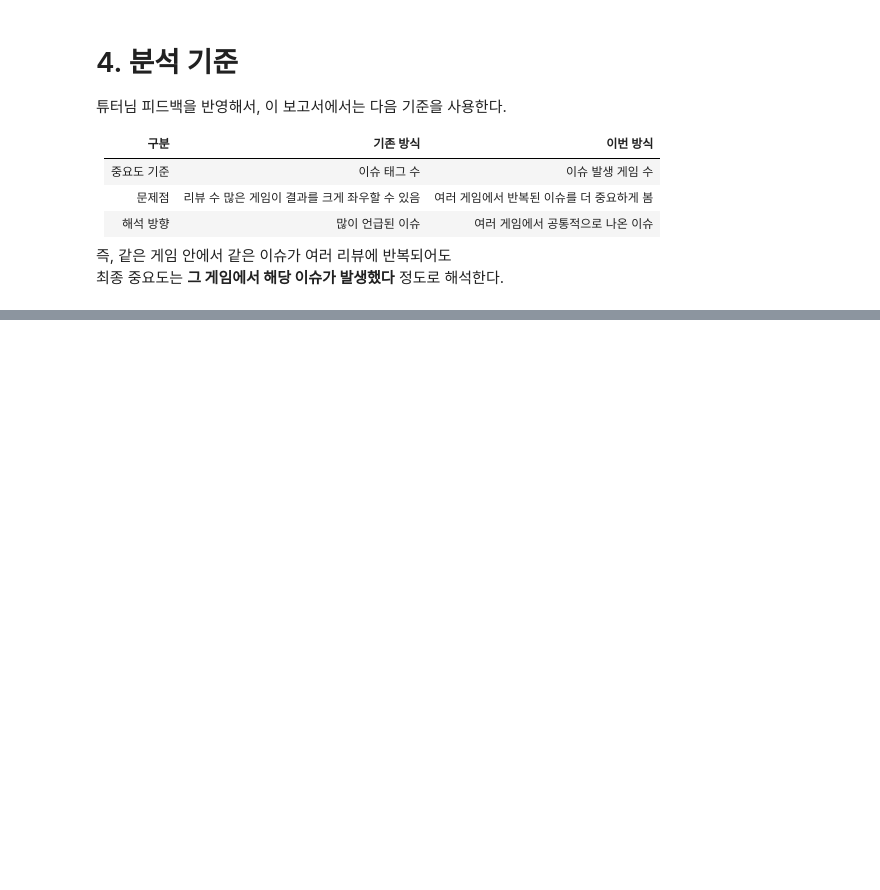
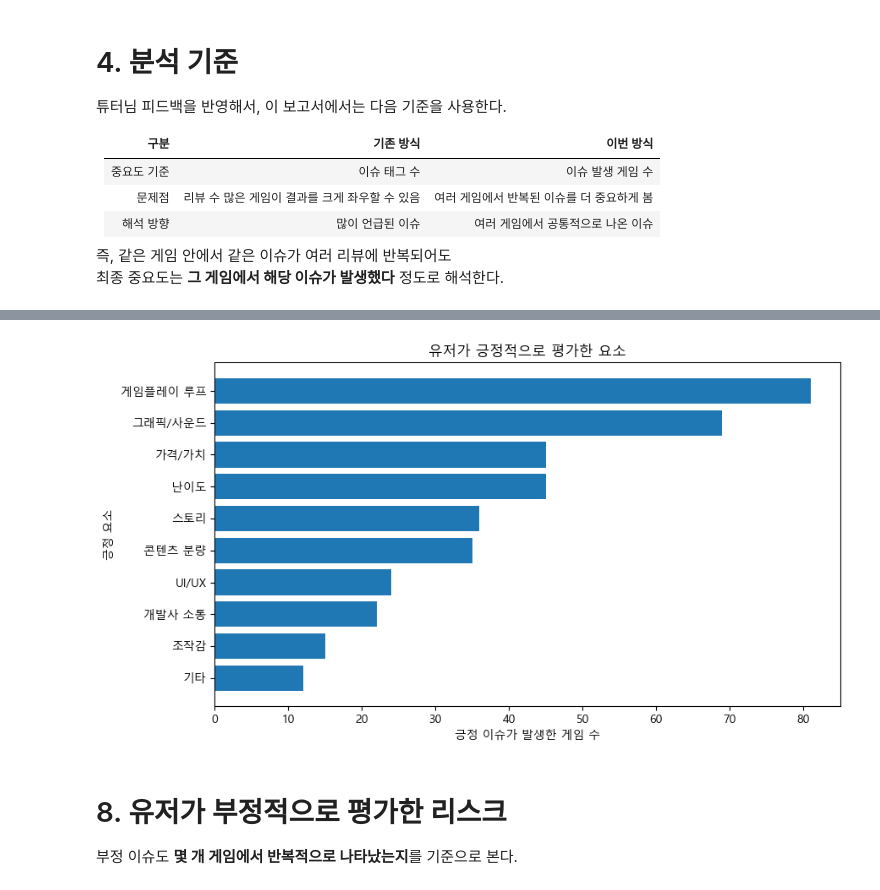
Before and after one commit to jinnyjinnyjinjin/steam-indie-game-analysis, a Jupyter notebook: src/notebooks/seoung/LLMtest/03-1_llm_sentiment_allgames_PreLaunch_report_v3.ipynb, the cells around one changed output, grey strips where cells are left out. Saved outputs shown, nothing was run; the diff lists cells and outputs as text; code cells hidden in the pictures; blank space fills up the shorter version.

```diff
--- a/src/notebooks/seoung/LLMtest/03-1_llm_sentiment_allgames_PreLaunch_report_v3.ipynb
+++ b/src/notebooks/seoung/LLMtest/03-1_llm_sentiment_allgames_PreLaunch_report_v3.ipynb
@@ -1692,0 +492,31 @@ if SAVE_CHECKLIST_RESULT:
+# %%
+# ============================================================
+# 긍정 요소 TOP 10
+# ============================================================
+positive_issue_summary = issue_summary[
+    (issue_summary["positive_game_count"] > 0) &
+    (~issue_summary[ISSUE_COL].str.lower().isin([x.lower() for x in positive_exclude_keywords]))
+].copy()
+
+positive_top = positive_issue_summary.sort_values(
+    ["positive_game_count", "issue_game_count"],
+    ascending=False
+).head(TOP_N)
+
+positive_top_display = positive_top[[
+    ISSUE_COL,
+    "positive_game_count",
+    "issue_game_count",
+    "issue_game_ratio",
+    "total_issue_tag_count"
+]].copy()
+
+positive_top_display.columns = [
+    "긍정 요소",
+    "긍정 발생 게임 수",
+    "전체 발생 게임 수",
+    "발생 게임 비율(%)",
+    "태그 수(참고)"
+]
+
+display(positive_top_display)
@@ -1692,0 +535,19 @@ if SAVE_CHECKLIST_RESULT:
+# %%
+# ============================================================
+# 긍정 요소 그래프
+# ============================================================
+plot_df = positive_top_display.sort_values("긍정 발생 게임 수")
+
+plt.figure(figsize=(9, 5))
+plt.barh(plot_df["긍정 요소"], plot_df["긍정 발생 게임 수"])
+plt.title("유저가 긍정적으로 평가한 요소")
+plt.xlabel("긍정 이슈가 발생한 게임 수")
+plt.ylabel("긍정 요소")
+plt.tight_layout()
+plt.show()
+# %% [output]
+[figure, added]
+# %% [markdown]
+# 8. 유저가 부정적으로 평가한 리스크
+
+부정 이슈도 **몇 개 게임에서 반복적으로 나타났는지**를 기준으로 본다.
```
Also changed, not shown: parts of 107 cells of this notebook, 2 other files.
